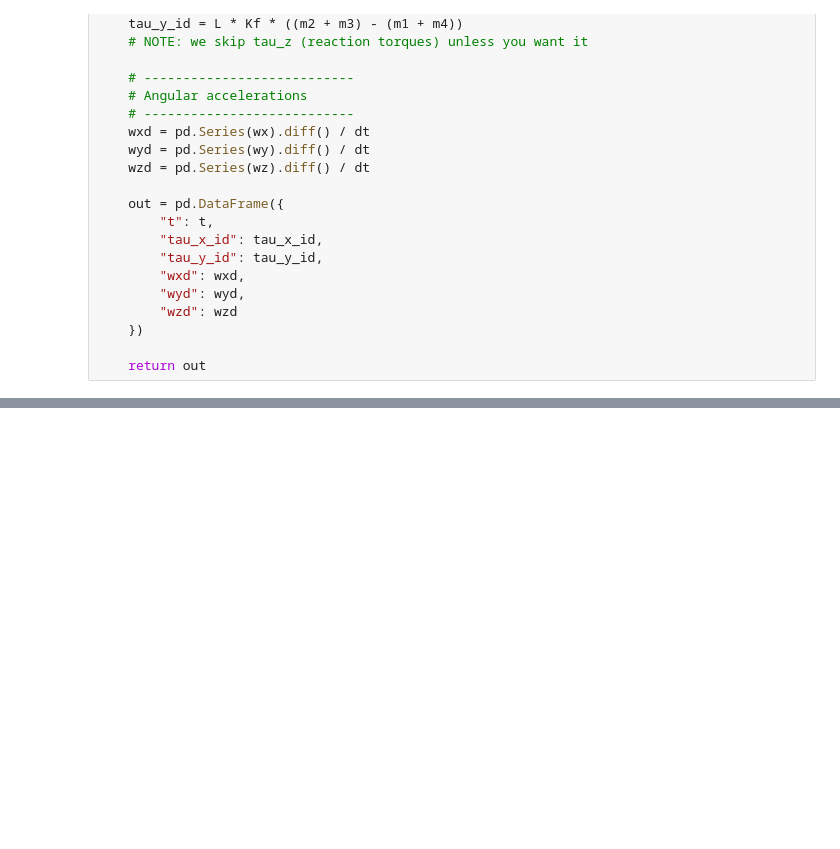
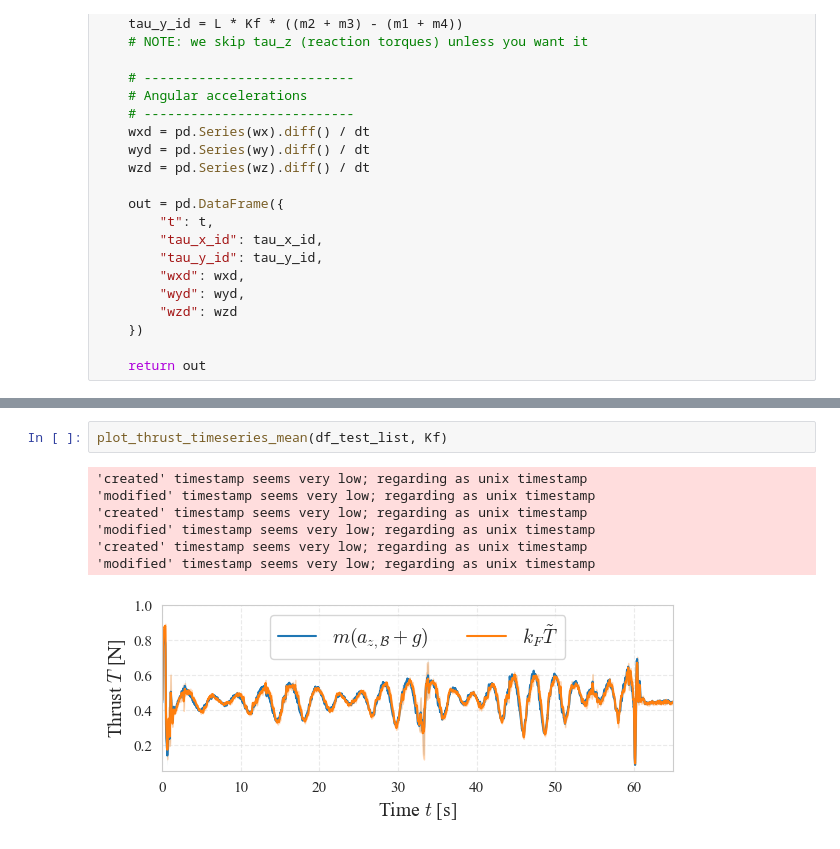
Before and after one commit to idsia-robotics/nanodrone-sysid-benchmark, a Jupyter notebook: processing/thurst_drag_coeff_identification.ipynb, the cells around one changed output, grey strips where cells are left out. Drawn from its saved outputs; the diff is of its cells as text; blank space fills up the shorter version.

```diff
--- a/processing/thurst_drag_coeff_identification.ipynb
+++ b/processing/thurst_drag_coeff_identification.ipynb
@@ -256,0 +436,10 @@ plot_torque_comparison(df_real_dict, pattern="random", Kf=Kf)
+# %%
+plot_thrust_timeseries_mean(df_test_list, Kf)
+# %% [output]
+'created' timestamp seems very low; regarding as unix timestamp
+'modified' timestamp seems very low; regarding as unix timestamp
+'created' timestamp seems very low; regarding as unix timestamp
+'modified' timestamp seems very low; regarding as unix timestamp
+'created' timestamp seems very low; regarding as unix timestamp
+'modified' timestamp seems very low; regarding as unix timestamp
+[figure, added]
```
Also changed, not shown: parts of 20 cells of this notebook, 21 other files.
